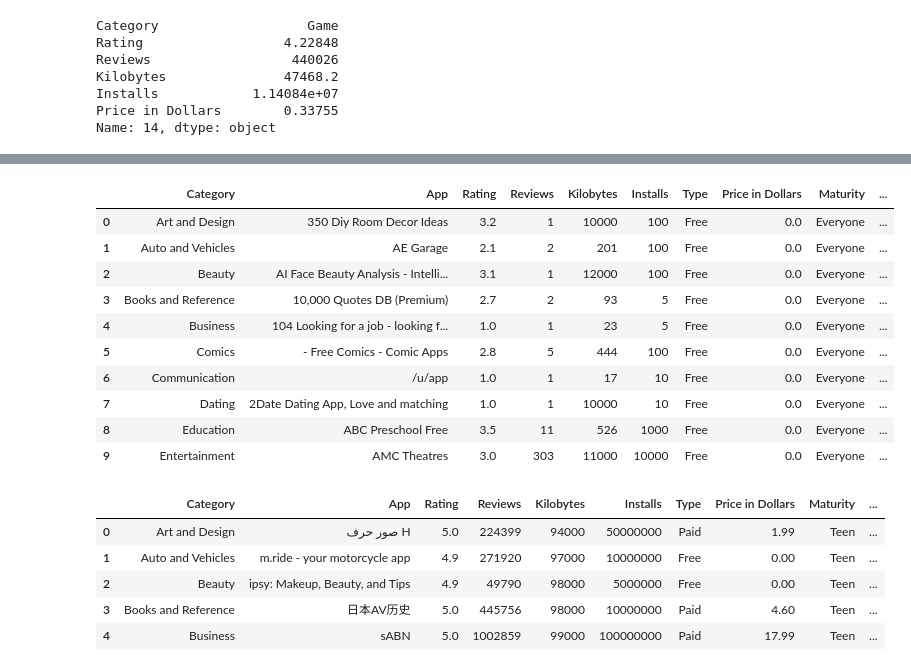
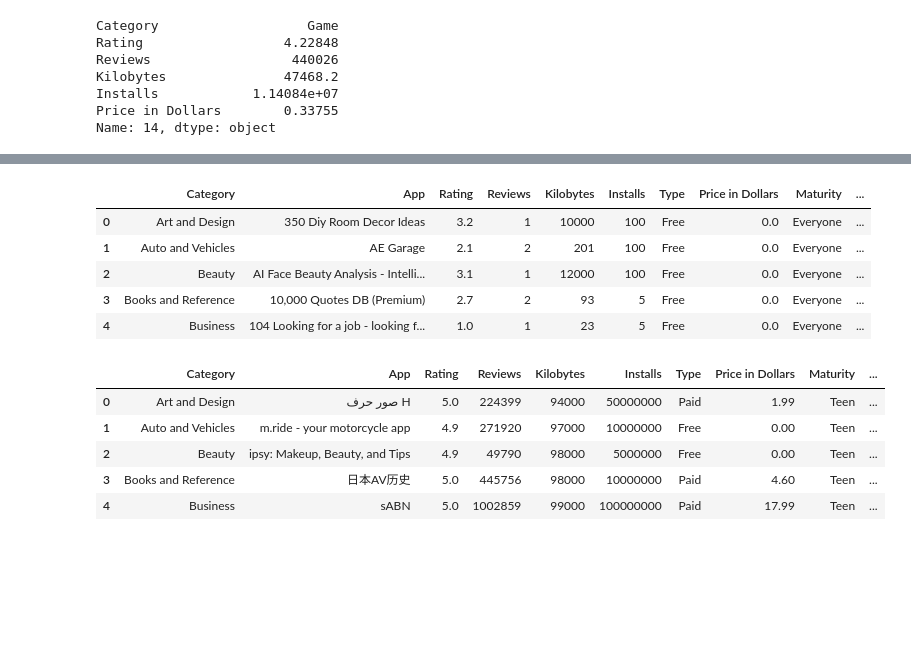
Before and after one commit to KylePeterson623/Project1, a Jupyter notebook: mark.ipynb, the cells around one changed output, grey strips where cells are left out. Saved outputs shown, nothing was run; the diff lists cells and outputs as text; code cells hidden in the pictures; blank space fills up the shorter version.

```diff
--- a/mark.ipynb
+++ b/mark.ipynb
@@ -315,19 +346,14 @@ categoryCount.head(10)
 # %%
 # Minimums for each category
 categoryMin = googleApps.groupby(['Category'], as_index=False).min()
-categoryMin.head(10)
+categoryMin.head()
 # %% [output]
 |  | Category | App | Rating | Reviews | Kilobytes | Installs | Type | Price in Dollars | Maturity | ... |
 | 0 | Art and Design | 350 Diy Room Decor Ideas | 3.2 | 1 | 10000 | 100 | Free | 0.0 | Everyone | ... |
 | 1 | Auto and Vehicles | AE Garage | 2.1 | 2 | 201 | 100 | Free | 0.0 | Everyone | ... |
 | 2 | Beauty | AI Face Beauty Analysis - Intelli... | 3.1 | 1 | 12000 | 100 | Free | 0.0 | Everyone | ... |
 | 3 | Books and Reference | 10,000 Quotes DB (Premium) | 2.7 | 2 | 93 | 5 | Free | 0.0 | Everyone | ... |
 | 4 | Business | 104 Looking for a job - looking f... | 1.0 | 1 | 23 | 5 | Free | 0.0 | Everyone | ... |
-| 5 | Comics | - Free Comics - Comic Apps | 2.8 | 5 | 444 | 100 | Free | 0.0 | Everyone | ... |
-| 6 | Communication | /u/app | 1.0 | 1 | 17 | 10 | Free | 0.0 | Everyone | ... |
-| 7 | Dating | 2Date Dating App, Love and matching | 1.0 | 1 | 10000 | 10 | Free | 0.0 | Everyone | ... |
-| 8 | Education | ABC Preschool Free | 3.5 | 11 | 526 | 1000 | Free | 0.0 | Everyone | ... |
-| 9 | Entertainment | AMC Theatres | 3.0 | 303 | 11000 | 10000 | Free | 0.0 | Everyone | ... |
 # %%
 # Maximums for each category
 categoryMax = googleApps.groupby(['Category'], as_index=False).max()
```
Also changed, not shown: parts of 5 cells of this notebook.
